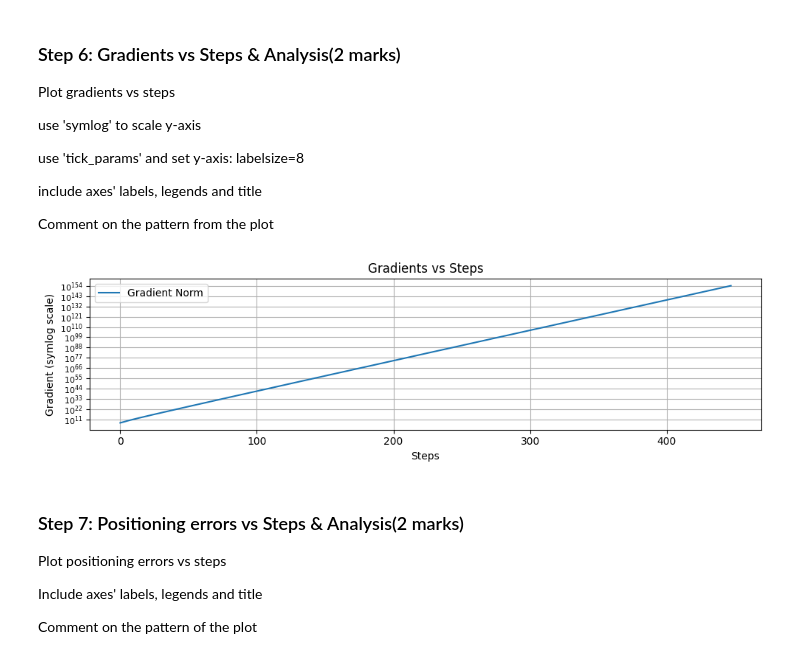
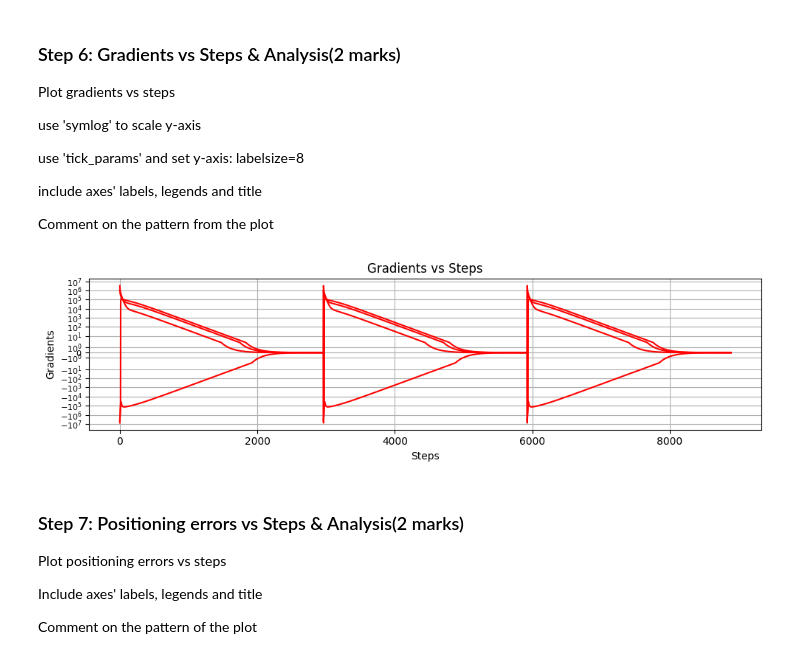
Before and after one commit to KushalDoshi17/engg680_2024_fall, a Jupyter notebook: Lab_Assignment3/Assignment3.ipynb, the cells around one changed output. Cells and saved outputs as stored; diff of their text form; code cells hidden in the pictures.

```diff
--- a/Lab_Assignment3/Assignment3.ipynb
+++ b/Lab_Assignment3/Assignment3.ipynb
@@ -119,11 +94,12 @@ Call euclidean_norm function to calculate geometric distance.
 # %%
 # Cost function: sum of squared residuals between measured and predicted pseudoranges
 def cost_function(r_pos, cdT, s_pos, pseudorange):
-    def euclidean_norm(r_pos, s_pos):
-        return np.linalg.norm(s_pos - r_pos, axis=1)
-    predicted_pseudorange = euclidean_norm(r_pos, s_pos) - cdT
-    residual = - predicted_pseudorange + pseudorange
-    return (1 / n) * np.sum(residual**2)
+    geometric_distance = euclidean_norm(r_pos, s_pos)
+    predicted_pseudorange = geometric_distance - cdT
+    residuals = pseudorange - predicted_pseudorange
+    cost = (1/n) * np.sum(residuals**2)
+
+    return cost
 # %% [markdown]
 ### Step 2: Define the Gradient Computation Function (4 marks)
 
@@ -171,6 +143,7 @@ These default hyperparameters values can be overridden by passing your own value
 def gradient_descent(pseudorange, s_pos, learning_rate=0.1, max_iters=10000, tolerance=1e-6):
 
     global steps_count
+    print(learning_rate)
 
     #initalize the estimates as zeros
     X = np.array([0,0,0,0])
@@ -210,7 +183,7 @@ def gradient_descent(pseudorange, s_pos, learning_rate=0.1, max_iters=10000, tol
         arr_grad.append(grad)
         arr_err.append(X[:3]-GroundTruth)
 
-    return X
+    return X, arr_cost, arr_grad, arr_err
 # %% [markdown]
 ### Step 4: Parameters Optimization & Results Printing (3 marks)
 
@@ -224,12 +197,15 @@ Print:
 *   final cost value
 *   final gradient values
 # %%
-optimized_params = gradient_descent(pseudorange, sat_pos)
+optimized_params, arr_cost, arr_grad, arr_err = gradient_descent(pseudorange, sat_pos)
+final_position_errors = arr_err[-1]
+final_cost = arr_cost[-1]
+final_gradient = arr_grad[-1]
 
 # print the mentioned metrics
-print("Optimized parameters:", optimized_params)
-print("Final position errors:", optimized_params[:3] - GroundTruth)
-print("Number of steps taken for convergence:", steps_count)
-print("Final cost value:", arr_cost[-1])
-print("Final gradient values:", arr_grad[-1])
+print("Optimized Parameters:", optimized_params)
+print("Final Position Errors:", final_position_errors)
+print("Number of Steps:", steps_count)
+print("Final Cost:", final_cost)
+print("Final Gradient:", final_gradient)
 # %% [output]
@@ -277,23 +254,19 @@ include axes' labels, legends and title
 Comment on the pattern from the plot
 # %%
 fig , ax = plt.subplots(nrows=1,ncols=1, figsize=(10,3))
-ax.plot(range(len(arr_grad)), np.linalg.norm(arr_grad, axis=1), label='Gradient Norm')
-ax.legend()
-ax.set_xlabel("Steps")
-ax.set_ylabel("Gradient (symlog scale)")
+ax.plot(arr_grad, linestyle='-', color='red')
+ax.set_yscale('symlog')
 ax.tick_params(axis='y', labelsize=8)
-ax.set_yscale('symlog')
-ax.set_title("Gradients vs Steps")
+ax.set_xlabel('Steps')
+ax.set_ylabel('Gradients')
+ax.set_title('Gradients vs Steps')
 ax.grid(True)
 fig.tight_layout()
 plt.show()
-
 # Comment on the pattern
-# The plot typically shows the gradients of the parameters (x_r, y_r, z_r) over the steps of the gradient descent.
-# Initially, the gradients may be larger, indicating that the parameters are far from the optimal solution.
-# As the optimization progresses, the gradients should decrease, suggesting that the parameters are approaching convergence.
+# Here, the plot shows slight fluctuation at first but then the gradients have reached a steady state.
 # %% [output]
-[figure, old version]
+[figure, new version]
 # %% [markdown]
 ### Step 7: Positioning errors vs Steps & Analysis(2 marks)
 Plot positioning errors vs steps
```
Also changed, not shown: parts of 13 cells of this notebook.
